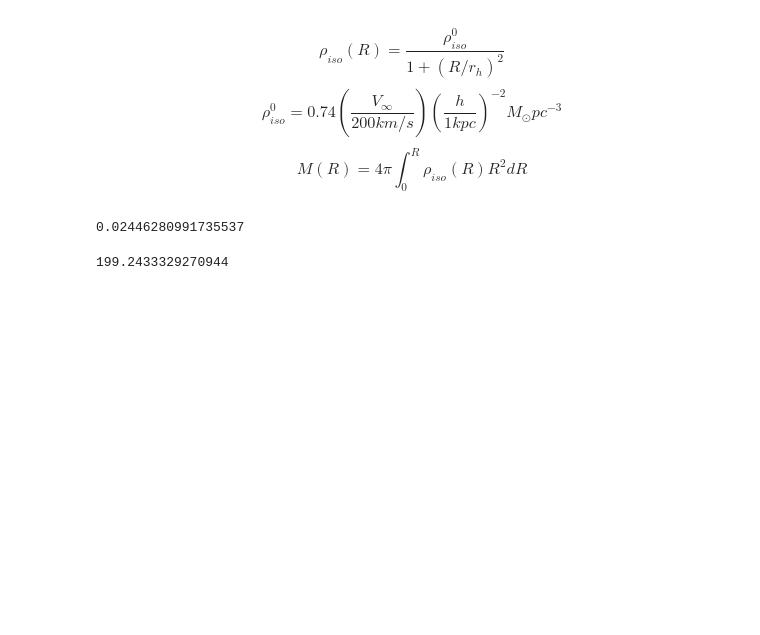
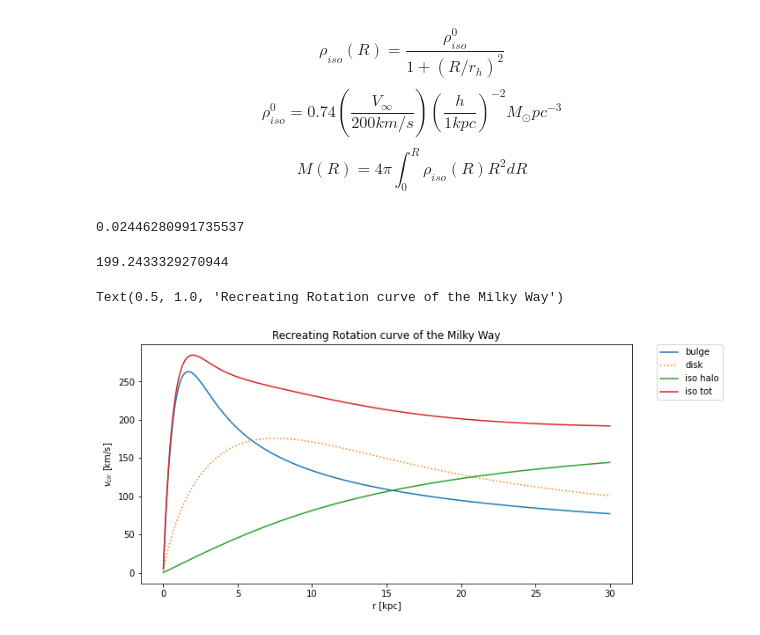
Before and after one commit to yzh250/RotationCurve, a Jupyter notebook: 2D_RC/main/Notebooks/Model_Test.ipynb, the cells around one changed output. Saved outputs shown, nothing was run; the diff lists cells and outputs as text; code cells hidden in the pictures; blank space fills up the shorter version.

```diff
--- a/2D_RC/main/Notebooks/Model_Test.ipynb
+++ b/2D_RC/main/Notebooks/Model_Test.ipynb
@@ -473,29 +486,17 @@ Generated using the same parameter values as the Isothermal halo. We can see tha
 # %% [markdown]
 # Putting everything together
 # %%
-# Isothermal
+
+
 def vel_tot_iso(r, params):
-    A, Vin, SigD, Rd, Vinf, Rh = params
+    log_rhob0,Rb, SigD, Rd, rho0_h, Rh = params
 
     r_pc = r * 1000
+    Rb_pc = Rb * 1000
     Rd_pc = Rd * 1000
     Rh_pc = Rh * 1000
 
-    Vbulge = bulge_vel_mod(r_pc, A, Vin, Rd_pc)
-    Vdisk = disk_vel(r_pc, SigD, Rd_pc)
-    Vhalo = vel_h_iso(r_pc, Vinf, Rh_pc)
-    v2 = Vbulge ** 2 + Vdisk ** 2 + Vhalo ** 2
-
-    return np.sqrt(v2)
-
-def vel_tot_iso_alt(r, params):
-    A, Vin, SigD, Rd, rho0_h, Rh = params
-
-    r_pc = r * 1000
-    Rd_pc = Rd * 1000
-    Rh_pc = Rh * 1000
-
-    Vbulge = bulge_vel_mod(r_pc, A, Vin, Rd_pc)
+    Vbulge = exp_bulge(r_pc,log_rhob0,Rb_pc)
     Vdisk = disk_vel(r_pc, SigD, Rd_pc)
     Vhalo = halo_vel_iso(r_pc, rho0_h, Rh_pc)
     v2 = Vbulge ** 2 + Vdisk ** 2 + Vhalo ** 2
@@ -508,6 +509,7 @@ def vel_tot_NFW(r, params):
     A, Vin, SigD, Rd, rho0_h, Rh = params
 
     r_pc = r * 1000
+
     Rd_pc = Rd * 1000
     Rh_pc = Rh * 1000
 
@@ -643,3 +640,17 @@ v_inf = np.sqrt((4 * np.pi * G * 5.1e-3* (Msun) * 12000 ** 2) / (3.086e16))/1000
 v_inf
 # %% [output]
 199.2433329270944
+# %%
+
+plt.figure(figsize=(10,5))
+plt.plot(r,exp_bulge(r*1000,1.12,500),label='bulge')
+plt.plot(r, disk_vel(r*1000,8.44e2,3500),':',label='disk')
+plt.plot(r,halo_vel_iso(r*1000,5.1e-3,12000),label='iso halo')
+plt.plot(r,vel_tot_iso(r,[1.12,.5,8.44e2,3.5,5.1e-3,12]),label='iso tot')
+plt.legend(bbox_to_anchor=(1.05, 1), loc='upper left', borderaxespad=0.)
+plt.xlabel('r [kpc]')
+plt.ylabel('$v_{cir}$ [km/s]')
+plt.title('Recreating Rotation curve of the Milky Way')
+# %% [output]
+Text(0.5, 1.0, 'Recreating Rotation curve of the Milky Way')
+[figure, added]
```
Also changed, not shown: parts of 14 cells of this notebook, 8 other files.
